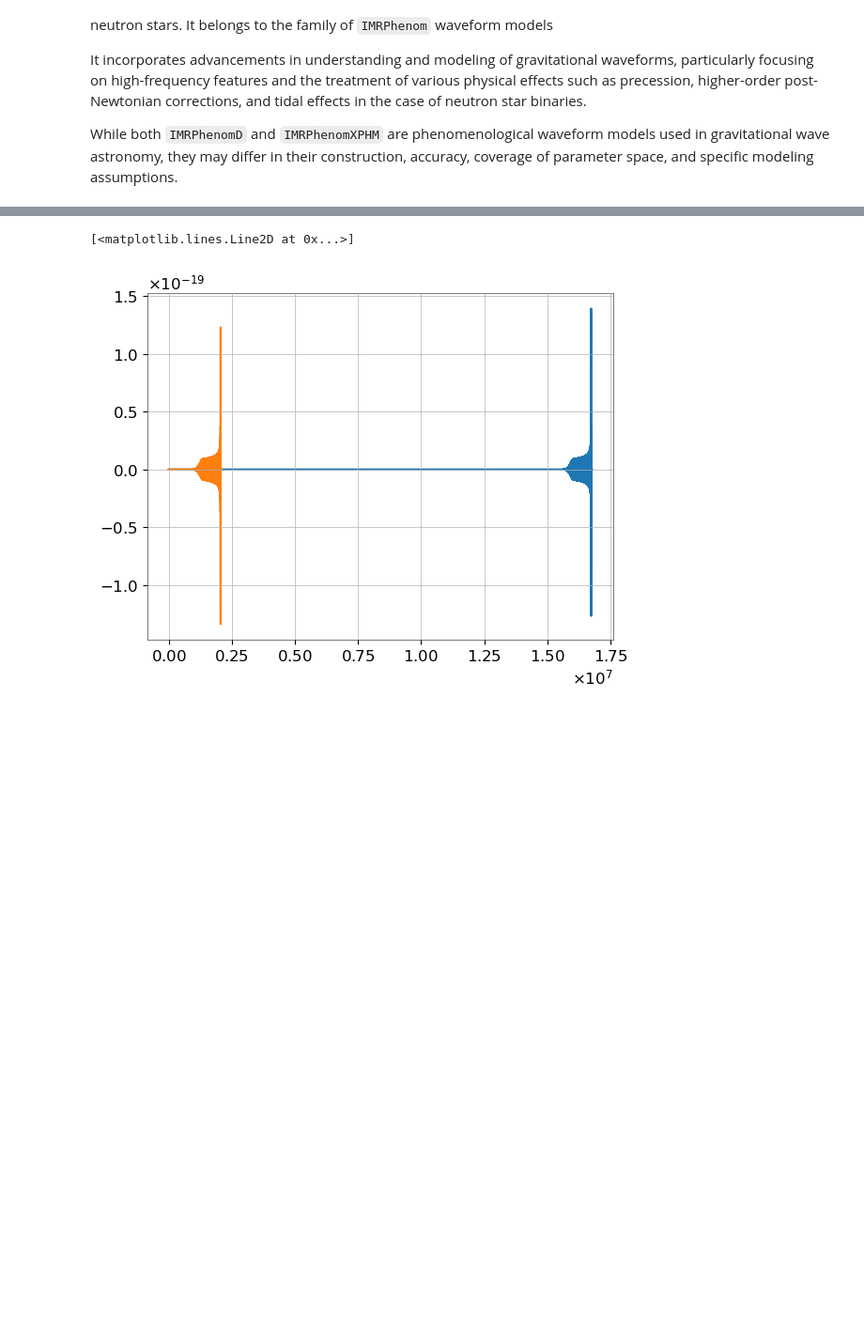
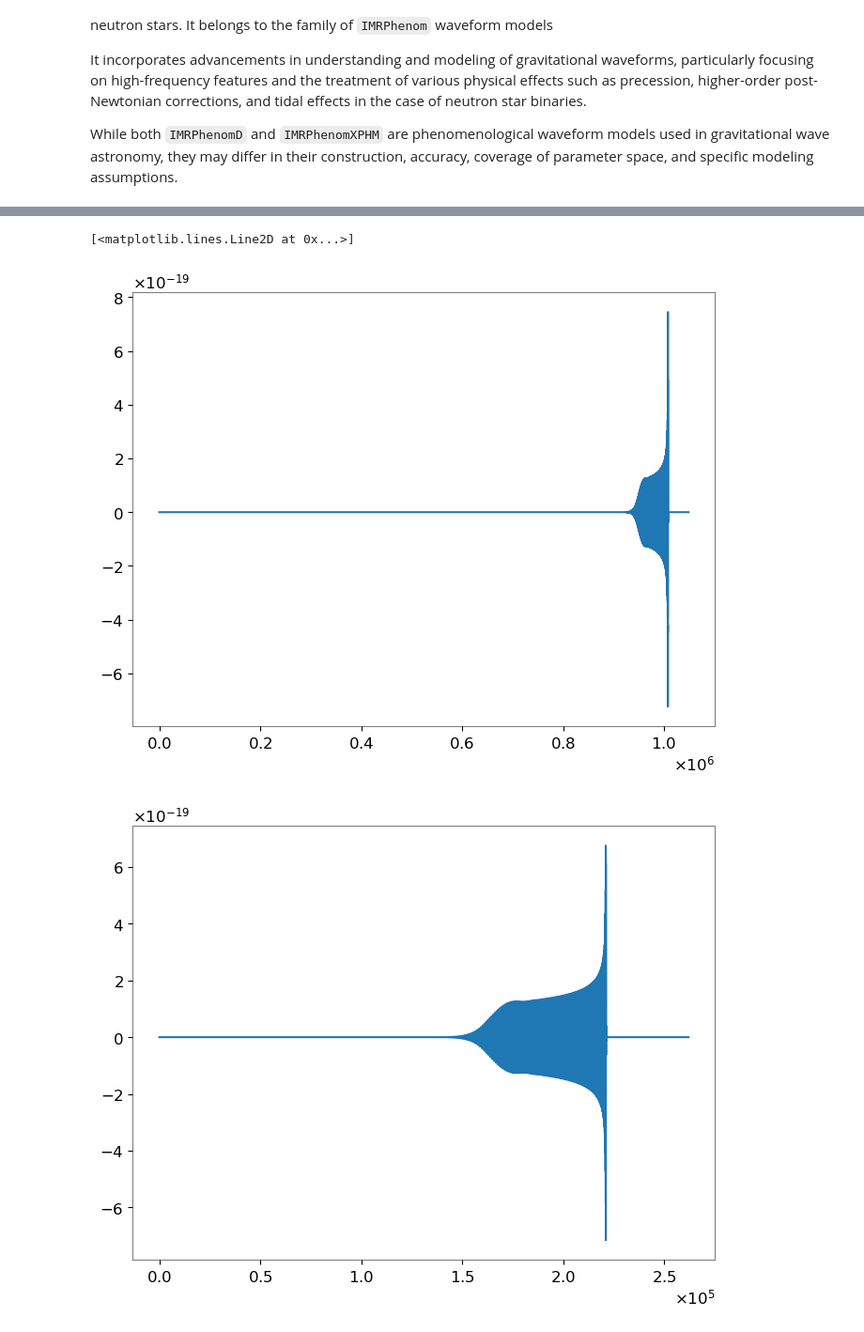
Before and after one commit to elenacuoco/ET-MDC-Tutorials, a Jupyter notebook: notebooks/SignalDetection.ipynb, the cells around one changed output, grey strips where cells are left out. Shown at 94% size. Drawn from its saved outputs; the diff is of its cells as text; code cells hidden in the pictures; blank space fills up the shorter version.

```diff
--- a/notebooks/SignalDetection.ipynb
+++ b/notebooks/SignalDetection.ipynb
@@ -39,8 +39,8 @@ import pylab
 import pandas as pd
 import seaborn as sns
 # Set matplotlib configuration parameters
-mpl.rcParams['figure.figsize'] = (8, 6)
-mpl.rcParams['axes.grid'] = False
+plt.rcParams['figure.figsize'] = (8, 6)
+plt.rcParams['axes.grid'] = False
 # %% [output]
 SWIGLAL standard output/error redirection is enabled in IPython.
 This may lead to performance penalties. To disable locally, use:
@@ -121,22 +105,25 @@ PyCBC.libutils: pkg-config call failed, setting NO_PKGCONFIG=1
 sample_rate=8192
 
 hp1, _ = get_td_waveform(approximant=apx1,
-                         mass1=4,
-                         mass2=10,
+                         mass1=30,
+                         mass2=30,
                          delta_t=1.0/sample_rate,
                          f_lower=10)
 hp2, _ = get_td_waveform(approximant=apx2,
-                         mass1=4,
-                         mass2=10,
+                         mass1=30,
+                         mass2=30,
                          delta_t=1.0/sample_rate,
                          f_lower=10)
 # %%
 plt.figure()
 plt.plot(hp2)
+
+plt.figure()
 plt.plot(hp1)
 # %% [output]
 [<matplotlib.lines.Line2D at 0x...>]
-[figure, old version]
+[figure, new version]
+[figure, added]
 # %%
 import lal
 from lal import MSUN_SI as Msun
```
Also changed, not shown: parts of 19 cells of this notebook.
